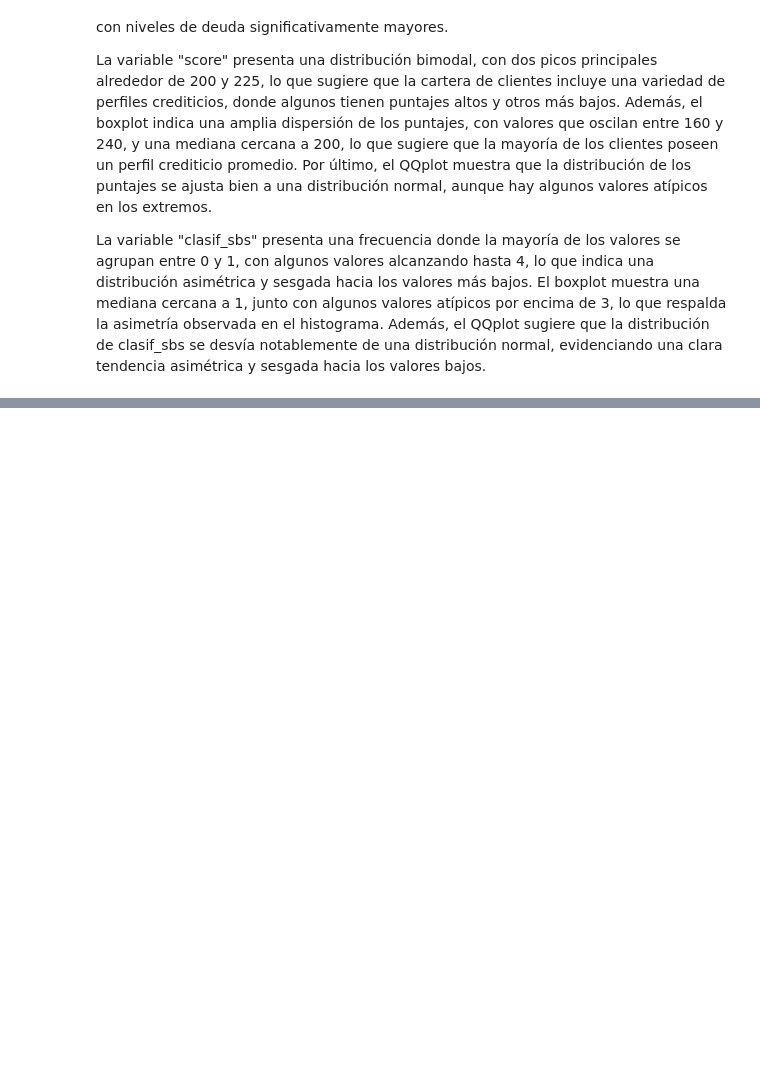
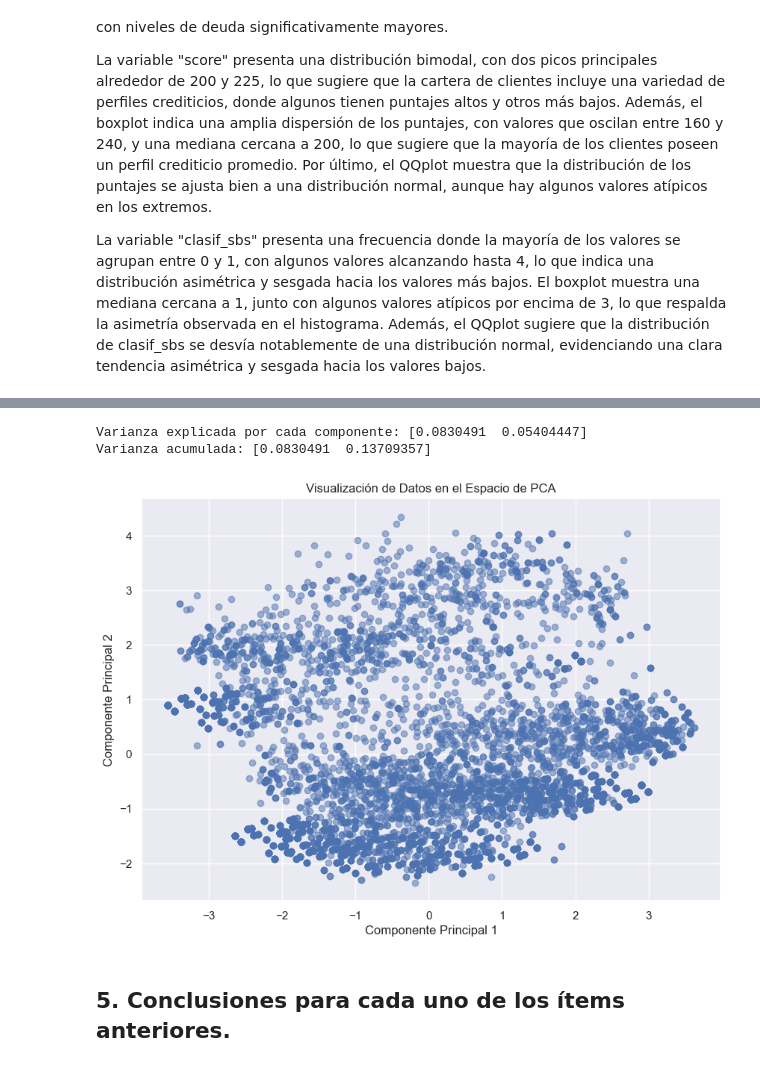
Before and after one commit to gonzakayunawel/tarea_1_mla, a Jupyter notebook: tarea_1_mla.ipynb, the cells around one changed output, grey strips where cells are left out. Drawn from its saved outputs; the diff is of its cells as text; code cells hidden in the pictures; blank space fills up the shorter version.

```diff
--- a/tarea_1_mla.ipynb
+++ b/tarea_1_mla.ipynb
@@ -445,0 +648,51 @@ La variable "clasif_sbs" presenta una frecuencia donde la mayoría de los valore
+# %%
+import matplotlib.pyplot as plt
+from sklearn.preprocessing import StandardScaler
+from sklearn.decomposition import PCA
+
+# Convertir variables categóricas en variables dummy
+df_encoded = pd.get_dummies(df, columns=['vivienda', 'zona', 'nivel_educ'])
+
+# Binarizar variables numéricas
+# Convertimos cada variable numérica en una serie de columnas binarias basadas en un umbral
+def binarize_column(column, threshold):
+    return (column > threshold).astype(int)
+
+# Aplicar la binarización a las columnas numéricas
+for col in ['mora', 'atraso', 'edad', 'dias_lab', 'exp_sf', 'nivel_ahorro', 'ingreso', 'linea_sf', 'deuda_sf', 'score', 'clasif_sbs']:
+    df_encoded[col] = binarize_column(df_encoded[col], threshold=df_encoded[col].median())
+
+# Separar las características (X) para aplicar PCA
+X = df_encoded.copy()
+
+# Estandarizar los datos para que tengan media 0 y desviación estándar 1
+scaler = StandardScaler()
+X_scaled = scaler.fit_transform(X)
+# %%
+# Aplicar PCA
+# El número de componentes principales es un parámetro que puedes ajustar
+pca = PCA(n_components=2)  # Reducción a 2 dimensiones para la visualización
+X_pca = pca.fit_transform(X_scaled)
+
+# Mostrar la varianza explicada por cada componente principal
+print("Varianza explicada por cada componente:", pca.explained_variance_ratio_)
+print("Varianza acumulada:", np.cumsum(pca.explained_variance_ratio_))
+# %% [output]
+Varianza explicada por cada componente: [0.0830491  0.05404447]
+Varianza acumulada: [0.0830491  0.13709357]
+# %%
+# Crear un DataFrame para los componentes principales
+df_pca = pd.DataFrame(data=X_pca, columns=['PC1', 'PC2'])
+
+# Visualizar los datos en el espacio de los dos primeros componentes principales
+plt.figure(figsize=(10, 7))
+plt.scatter(df_pca['PC1'], df_pca['PC2'], alpha=0.5)
+plt.title('Visualización de Datos en el Espacio de PCA')
+plt.xlabel('Componente Principal 1')
+plt.ylabel('Componente Principal 2')
+plt.grid(True)
+plt.show()
+# %% [output]
+[figure, added]
+# %% [markdown]
+##  5. Conclusiones para cada uno de los ítems anteriores.
```
Also changed, not shown: parts of 16 cells of this notebook.
